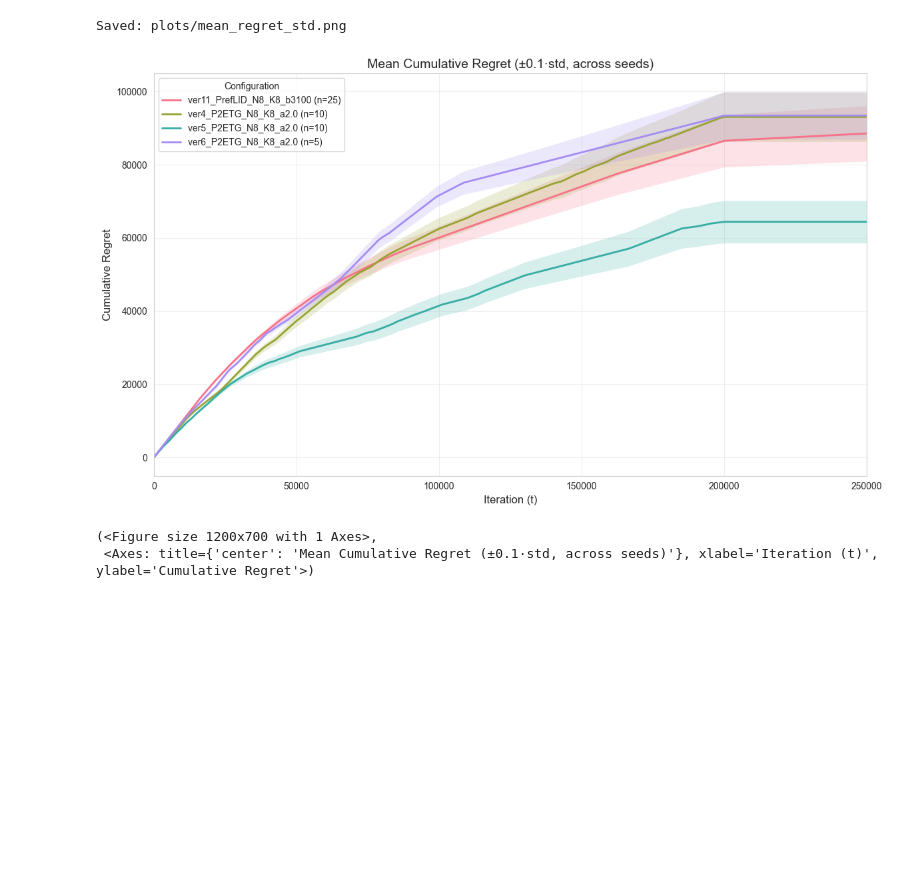
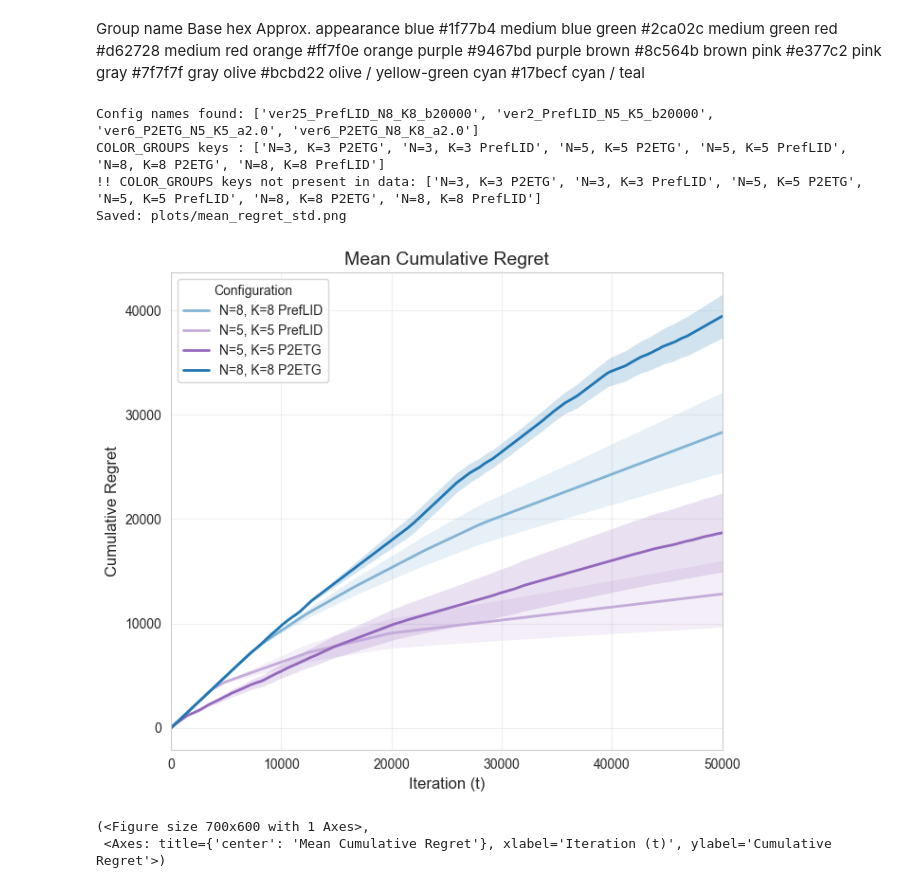
Before and after one commit to larkz/gale_shapley, a Jupyter notebook: notebooks/plots_preflid.ipynb, the cells around one changed output. Drawn from its saved outputs; the diff is of its cells as text; code cells hidden in the pictures; blank space fills up the shorter version.

```diff
--- a/notebooks/plots_preflid.ipynb
+++ b/notebooks/plots_preflid.ipynb
@@ -89,19 +78,59 @@ Saved: plots/summary_stats.png
-# %%
-LABELS = {
-    "N3_K3_a2.0": "N=3, K=3, α=2.0",
-    "N5_K5_a2.0": "N=5, K=5, α=2.0",
-}
-
-plot_mean_regret_with_std(
-    all_data,
-    max_iterations=MAX_ITERATIONS,
-    show_individual=False,
-    labels=LABELS,
-        save_path=os.path.join(OUTPUT_DIR, "mean_regret_std.png"),
-        std_multiplier=0.1,
-)
-# %% [output]
-Saved: plots/mean_regret_std.png
-[figure, removed]
-(<Figure size 1200x700 with 1 Axes>,
- <Axes: title={'center': 'Mean Cumulative Regret (±0.1·std, across seeds)'}, xlabel='Iteration (t)', ylabel='Cumulative Regret'>)
+# %% [markdown]
+Group name	Base hex	Approx. appearance
+blue	#1f77b4	medium blue
+green	#2ca02c	medium green
+red	#d62728	medium red
+orange	#ff7f0e	orange
+purple	#9467bd	purple
+brown	#8c564b	brown
+pink	#e377c2	pink
+gray	#7f7f7f	gray
+olive	#bcbd22	olive / yellow-green
+cyan	#17becf	cyan / teal
+# %%
+LABELS = {
+    "ver3_P2ETG_N3_K3_a2.0":     "N=3, K=3 P2ETG",
+    "ver4_PrefLID_N3_K3_b200000": "N=3, K=3 PrefLID",
+    "ver6_P2ETG_N5_K5_a2.0":     "N=5, K=5 P2ETG",
+    "ver2_PrefLID_N5_K5_b20000": "N=5, K=5 PrefLID",
+    "ver6_P2ETG_N8_K8_a2.0":     "N=8, K=8 P2ETG",
+    "ver25_PrefLID_N8_K8_b20000": "N=8, K=8 PrefLID"
+}
+
+# Keys = CONFIG NAMES (the all_data keys), values = group name.
+COLOR_GROUPS = {
+    "N=3, K=3 P2ETG":     "green",
+    "N=3, K=3 PrefLID": "green",
+    "N=5, K=5 P2ETG":     "purple",
+    "N=5, K=5 PrefLID": "purple",
+    "N=8, K=8 P2ETG":     "blue",
+    "N=8, K=8 PrefLID": "blue"
+}
+
+# --- sanity check: do COLOR_GROUPS keys match real config names? ---
+print("\nConfig names found:", sorted(all_data.keys()))
+print("COLOR_GROUPS keys :", sorted(COLOR_GROUPS.keys()))
+missing = [k for k in COLOR_GROUPS if k not in all_data]
+if missing:
+    print("!! COLOR_GROUPS keys not present in data:", missing)
+
+
+plot_mean_regret_with_std(
+    all_data,
+    max_iterations=MAX_ITERATIONS,
+    save_path=os.path.join(OUTPUT_DIR, "mean_regret_std.png"),
+    show_individual=False,
+    std_multiplier=0.2,
+    labels=LABELS,
+    title="Mean Cumulative Regret",
+    figsize=(7, 6),
+    color_groups=COLOR_GROUPS,
+)
+# %% [output]
+Config names found: ['ver25_PrefLID_N8_K8_b20000', 'ver2_PrefLID_N5_K5_b20000', 'ver6_P2ETG_N5_K5_a2.0', 'ver6_P2ETG_N8_K8_a2.0']
+COLOR_GROUPS keys : ['N=3, K=3 P2ETG', 'N=3, K=3 PrefLID', 'N=5, K=5 P2ETG', 'N=5, K=5 PrefLID', 'N=8, K=8 P2ETG', 'N=8, K=8 PrefLID']
+!! COLOR_GROUPS keys not present in data: ['N=3, K=3 P2ETG', 'N=3, K=3 PrefLID', 'N=5, K=5 P2ETG', 'N=5, K=5 PrefLID', 'N=8, K=8 P2ETG', 'N=8, K=8 PrefLID']
+Saved: plots/mean_regret_std.png
+[figure, added]
+(<Figure size 700x600 with 1 Axes>,
+ <Axes: title={'center': 'Mean Cumulative Regret'}, xlabel='Iteration (t)', ylabel='Cumulative Regret'>)
```
Also changed, not shown: parts of 2 cells of this notebook, 4 other files.
